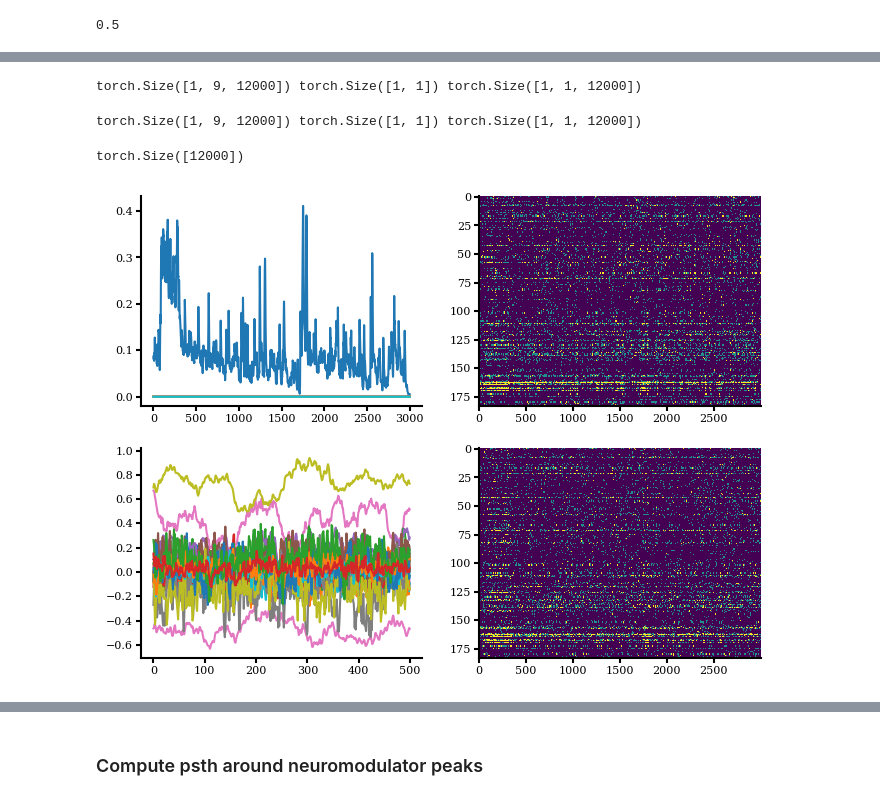
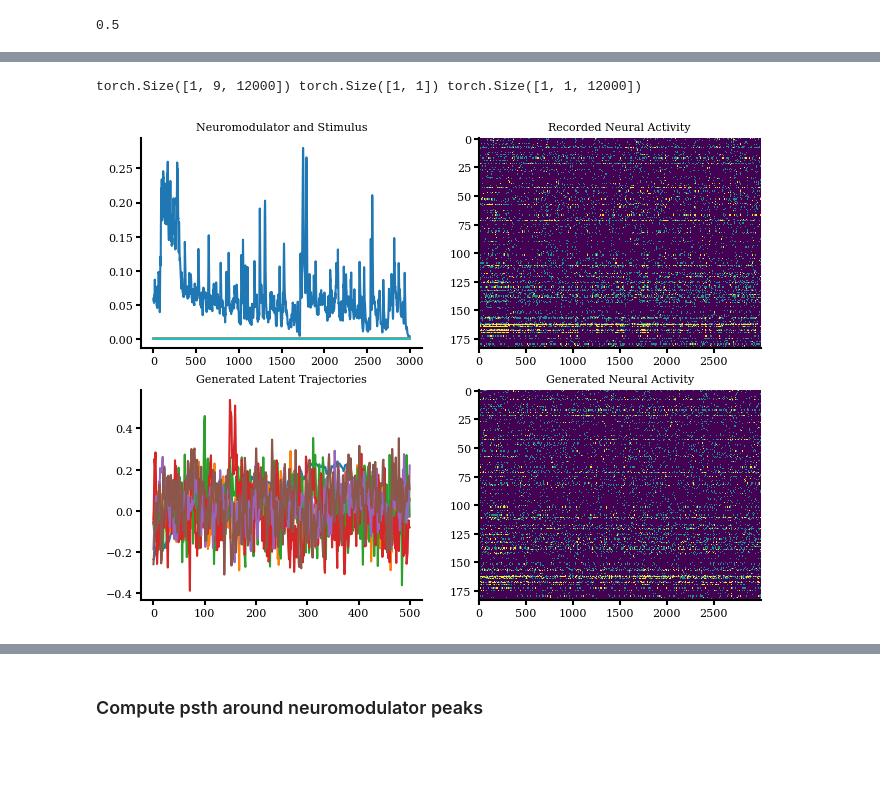
Before and after one commit to Matthijspals/mnm, a Jupyter notebook: generate_figures/plot_single_model.ipynb, the cells around one changed output, grey strips where cells are left out. Saved outputs shown, nothing was run; the diff lists cells and outputs as text; code cells hidden in the pictures; blank space fills up the shorter version.

```diff
--- a/generate_figures/plot_single_model.ipynb
+++ b/generate_figures/plot_single_model.ipynb
@@ -235,7 +168,7 @@ training_params['ed_ratio']
 # %%
-dur = 5000
+dur = 500
 u = torch.zeros(1, vae.dim_u, dur)
 Z, v, rates = generate(vae, x=x_train[:,:dur],
                         u=stim_train[:,:dur].unsqueeze(0),
-                        s=s_train[:dur].unsqueeze(0).unsqueeze(0), dur = dur,k=3, initial_state="posterior_mean");
+                        s=s_train[:dur].unsqueeze(0).unsqueeze(0)+0, dur = dur,k=3, initial_state="prior_sample");
 # %% [output]
@@ -291,16 +204,0 @@ for i in range(1, 6):
-# %%
-
-
-model_config = {
-    "dataset": "nk339_mPFC",
-    "seed": seed,#,970,,#4107,#8495,#8912,#7366,#7756,#1735,#1387,#6834,#9971,#1594,
-    "rank": rank,
-    "activation": "relu",
-    "stim": True,
-    "bin_size": 0.05,
-    "dales_law": False
-}
-
-
-filepath = os.path.join(config['model_dir'], f'{model_config["dataset"]}_{neuromodulation}_rank_{model_config["rank"]}_activation_{model_config["activation"]}_seed_{model_config["seed"]}_stim_{model_config["stim"]}_binsize_{str(model_config["bin_size"]).replace(".", "_")}_daleslaw_{model_config["dales_law"]}')
-vae, params, task_params, training_params = load_model(filepath)
@@ -321,36 +210,29 @@ num_trajs = 1
 t_start, t_end = config['baseline_test_start'], config['baseline_test_start'] + 600
 
 x_, s_ = get_block(spike_counts, neuromod_activity, t_start, t_end - t_start, config['bin_size'])
-
+s_ = torch.from_numpy(s_).to(torch.float32)
 s_ = (s_ - s_train.min()) / (s_train.max() - s_train.min())
+x_ = torch.from_numpy(x_).to(torch.float32)
-# %%
-traj = generate_trajectory(torch.from_numpy(x_).to(torch.float32),
-                              torch.from_numpy(s_).to(torch.float32),
-                              stim,
-                              vae,
-                              "postsynaptic",
-                              initial_state="prior_sample")[1].detach()
-# %% [output]
-torch.Size([1, 9, 12000]) torch.Size([1, 1]) torch.Size([1, 1, 12000])
 # %%
-z,v, traj2 = generate(vae, x=torch.from_numpy(x_).to(torch.float32),
-                        u=stim.unsqueeze(0),
-                        s=torch.from_numpy(s_).to(torch.float32).unsqueeze(0).unsqueeze(0), dur = x_.shape[1],k=3, initial_state="posterior_sample");
+z,v, traj = generate(vae, x=x_,
+                        u=torch.zeros_like(stim.unsqueeze(0)),
+                        s=s_.unsqueeze(0).unsqueeze(0), dur = x_.shape[1],k=3, initial_state="posterior_mean");
 # %% [output]
 torch.Size([1, 9, 12000]) torch.Size([1, 1]) torch.Size([1, 1, 12000])
-# %%
-torch.from_numpy(s_).shape
-# %% [output]
-torch.Size([12000])
 # %%
 dur = 3000
 # %%
 vmax = 2
 fig,ax = plt.subplots(2,2, figsize=(8,6))
-ax[0,0].plot(torch.from_numpy(s_)[:dur]);
+ax[0,0].plot((s_)[:dur]);
 ax[0,0].plot(stim_train[:,:dur].T);
 ax[0,1].imshow(x_[:,:dur], aspect='auto', vmax=vmax);
 ax[1,0].plot(Z[0,:,:,0].T);
-ax[1,1].imshow(torch.poisson(traj2)[0,:,:dur,0], aspect='auto', vmax=vmax);
+ax[1,1].imshow(torch.poisson(traj)[0,:,:dur,0], aspect='auto', vmax=vmax);
+
+ax[0,0].set_title("Neuromodulator and Stimulus");
+ax[0,1].set_title("Recorded Neural Activity");
+ax[1,0].set_title("Generated Latent Trajectories");
+ax[1,1].set_title("Generated Neural Activity");
 # %% [output]
-[figure, old version]
+[figure, new version]
```
Also changed, not shown: parts of 69 cells of this notebook, 1 other file.
